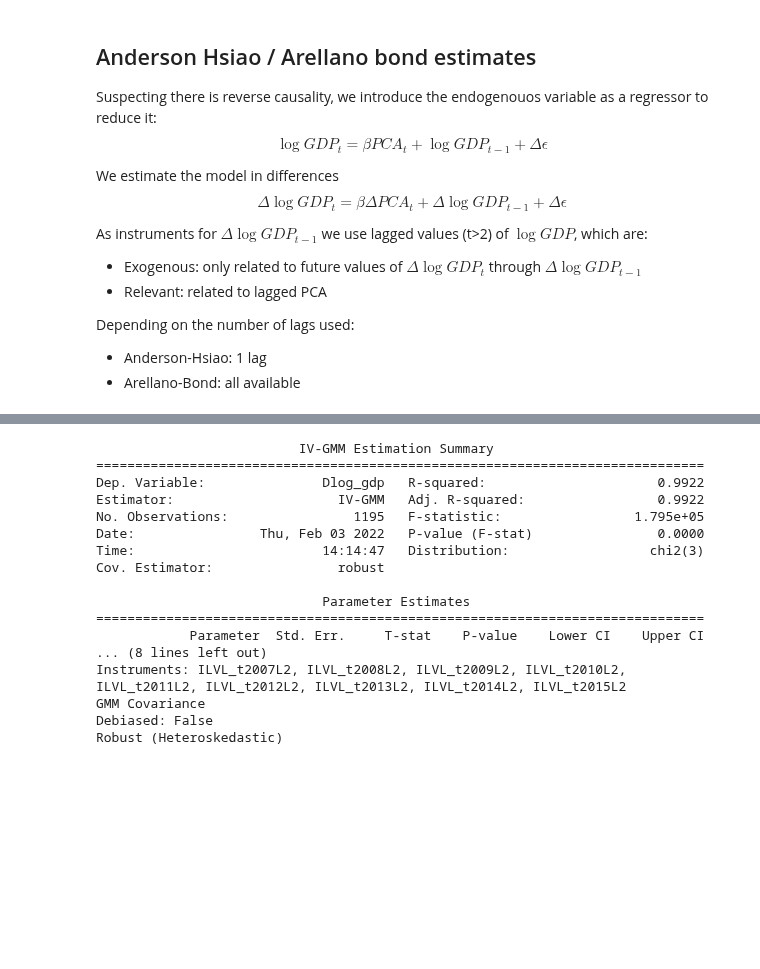
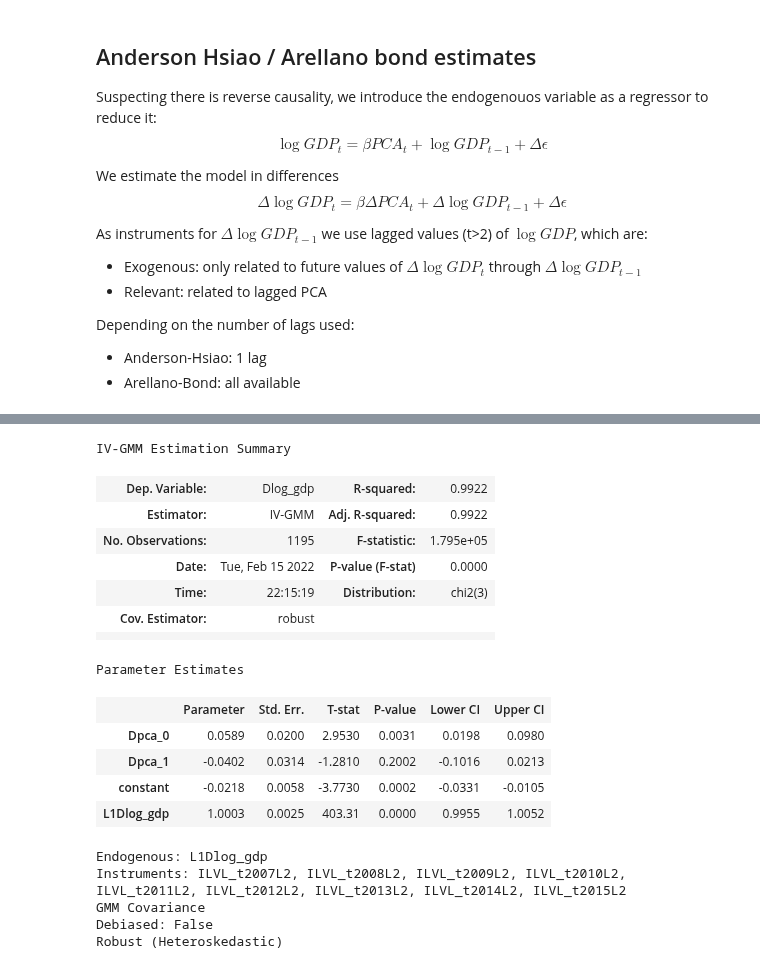
Before and after one commit to jaimeoliver1/social_capital_in_trade_networks, a Jupyter notebook: notebooks/01_AB_estimates.ipynb, the cells around one changed output, grey strips where cells are left out. Saved outputs shown, nothing was run; the diff lists cells and outputs as text; code cells hidden in the pictures; blank space fills up the shorter version.

```diff
--- a/notebooks/01_AB_estimates.ipynb
+++ b/notebooks/01_AB_estimates.ipynb
@@ -105,32 +111,34 @@ See the caveats in the documentation: https://pandas.pydata.org/pandas-docs/stab
 # %%
 df_index = df_model.set_index(['country', 'year'])
 model = PanelLaggedDep(endog = df_index['log_gdp'],
                        exogs = df_index[[f'pca_{i}' for i in range(2)]],
                        systemGMM = True,
                        iv_max_lags=1,
                        lags=1,
                        add_intercept=True,
                        entity_effects=False,
                        weight_type='kernel')
 
 results = model.fit()
 
-print(results.summary)
+results.summary
 # %% [output]
-                          IV-GMM Estimation Summary
-==============================================================================
-Dep. Variable:               Dlog_gdp   R-squared:                      0.9922
-Estimator:                     IV-GMM   Adj. R-squared:                 0.9922
-No. Observations:                1195   F-statistic:                 1.795e+05
-Date:                Thu, Feb 03 2022   P-value (F-stat)                0.0000
-Time:                        14:14:47   Distribution:                  chi2(3)
-Cov. Estimator:                robust
-
-                             Parameter Estimates
-==============================================================================
-            Parameter  Std. Err.     T-stat    P-value    Lower CI    Upper CI
-... (8 lines left out)
-Instruments: ILVL_t2007L2, ILVL_t2008L2, ILVL_t2009L2, ILVL_t2010L2, ILVL_t2011L2, ILVL_t2012L2, ILVL_t2013L2, ILVL_t2014L2, ILVL_t2015L2
-GMM Covariance
-Debiased: False
-Robust (Heteroskedastic)
+IV-GMM Estimation Summary
+| Dep. Variable: | Dlog_gdp | R-squared: | 0.9922 |
+| Estimator: | IV-GMM | Adj. R-squared: | 0.9922 |
+| No. Observations: | 1195 | F-statistic: | 1.795e+05 |
+| Date: | Tue, Feb 15 2022 | P-value (F-stat) | 0.0000 |
+| Time: | 22:15:19 | Distribution: | chi2(3) |
+| Cov. Estimator: | robust |  |  |
+|  |  |  |  |
+Parameter Estimates
+|  | Parameter | Std. Err. | T-stat | P-value | Lower CI | Upper CI |
+| Dpca_0 | 0.0589 | 0.0200 | 2.9530 | 0.0031 | 0.0198 | 0.0980 |
+| Dpca_1 | -0.0402 | 0.0314 | -1.2810 | 0.2002 | -0.1016 | 0.0213 |
+| constant | -0.0218 | 0.0058 | -3.7730 | 0.0002 | -0.0331 | -0.0105 |
+| L1Dlog_gdp | 1.0003 | 0.0025 | 403.31 | 0.0000 | 0.9955 | 1.0052 |
+Endogenous: L1Dlog_gdp
+Instruments: ILVL_t2007L2, ILVL_t2008L2, ILVL_t2009L2, ILVL_t2010L2, ILVL_t2011L2, ILVL_t2012L2, ILVL_t2013L2, ILVL_t2014L2, ILVL_t2015L2
+GMM Covariance
+Debiased: False
+Robust (Heteroskedastic)
```
Also changed, not shown: parts of 1 cell of this notebook, 3 other files.
